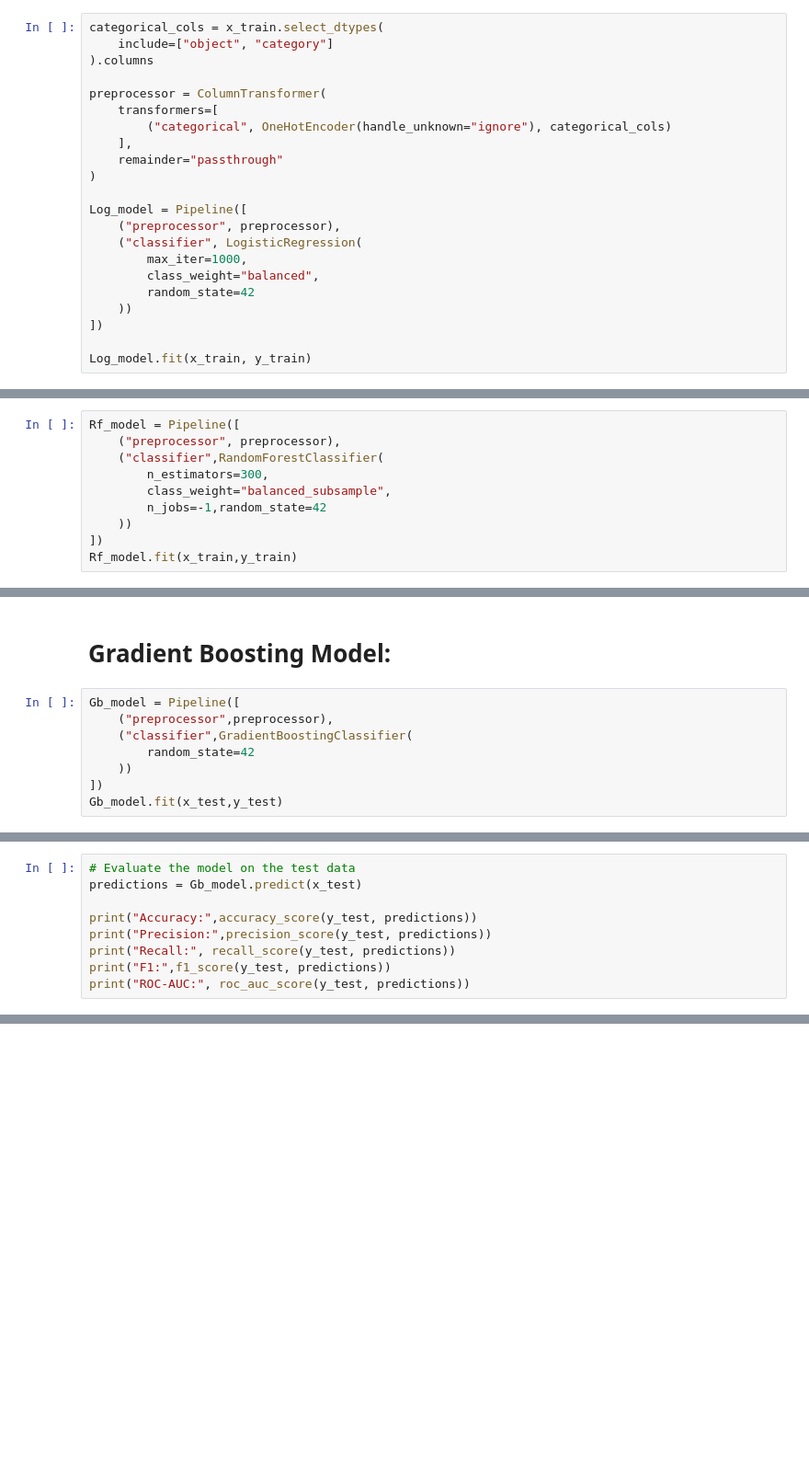
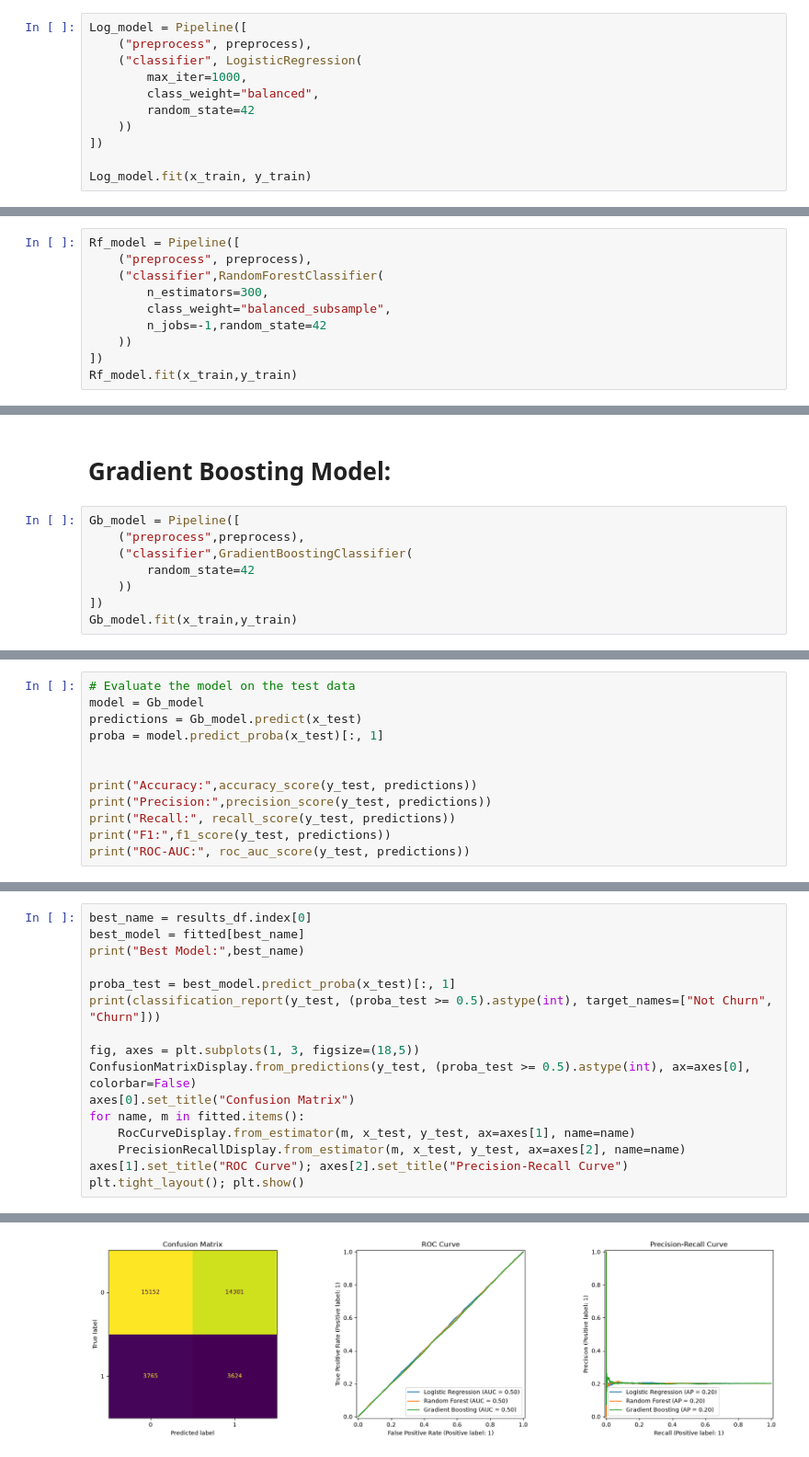
Before and after one commit to harshaslekar5968-crypto/Telecom-Churn_Rate_ML, a Jupyter notebook: Telecom_Churn_Rate_Prediction.ipynb, the cells around one changed output, grey strips where cells are left out. Shown at 92% size. Saved outputs shown, nothing was run; the diff lists cells and outputs as text; blank space fills up the shorter version.

```diff
--- a/Telecom_Churn_Rate_Prediction.ipynb
+++ b/Telecom_Churn_Rate_Prediction.ipynb
@@ -440,17 +555,6 @@ preprocess = ColumnTransformer([
 # %%
-categorical_cols = x_train.select_dtypes(
-    include=["object", "category"]
-).columns
-
-preprocessor = ColumnTransformer(
-    transformers=[
-        ("categorical", OneHotEncoder(handle_unknown="ignore"), categorical_cols)
-    ],
-    remainder="passthrough"
-)
-
 Log_model = Pipeline([
-    ("preprocessor", preprocessor),
+    ("preprocess", preprocess),
     ("classifier", LogisticRegression(
         max_iter=1000,
         class_weight="balanced",
@@ -489,7 +605,7 @@ PR-AUC: 0.19889727143386338
 # Random Forest Model:
 # %%
 Rf_model = Pipeline([
-    ("preprocessor", preprocessor),
+    ("preprocess", preprocess),
     ("classifier",RandomForestClassifier(
         n_estimators=300,
         class_weight="balanced_subsample",
@@ -510,9 +653,9 @@ print("ROC-AUC:", roc_auc_score(y_test, predictions))
 # Gradient Boosting Model:
 # %%
 Gb_model = Pipeline([
-    ("preprocessor",preprocessor),
+    ("preprocess",preprocess),
     ("classifier",GradientBoostingClassifier(
         random_state=42
     ))
 ])
-Gb_model.fit(x_test,y_test)
+Gb_model.fit(x_train,y_train)
@@ -519,6 +680,9 @@ Gb_model.fit(x_test,y_test)
 # %%
 # Evaluate the model on the test data
+model = Gb_model
 predictions = Gb_model.predict(x_test)
+proba = model.predict_proba(x_test)[:, 1]
+
 
 print("Accuracy:",accuracy_score(y_test, predictions))
 print("Precision:",precision_score(y_test, predictions))
@@ -554,0 +735,17 @@ results_df
+# %%
+best_name = results_df.index[0]
+best_model = fitted[best_name]
+print("Best Model:",best_name)
+
+proba_test = best_model.predict_proba(x_test)[:, 1]
+print(classification_report(y_test, (proba_test >= 0.5).astype(int), target_names=["Not Churn", "Churn"]))
+
+fig, axes = plt.subplots(1, 3, figsize=(18,5))
+ConfusionMatrixDisplay.from_predictions(y_test, (proba_test >= 0.5).astype(int), ax=axes[0], colorbar=False)
+axes[0].set_title("Confusion Matrix")
+for name, m in fitted.items():
+    RocCurveDisplay.from_estimator(m, x_test, y_test, ax=axes[1], name=name)
+    PrecisionRecallDisplay.from_estimator(m, x_test, y_test, ax=axes[2], name=name)
+axes[1].set_title("ROC Curve"); axes[2].set_title("Precision-Recall Curve")
+plt.tight_layout(); plt.show()
+# %% [output]
@@ -554,0 +761 @@ results_df
+[figure, added]
```
Also changed, not shown: parts of 58 cells of this notebook, 1 other file.
